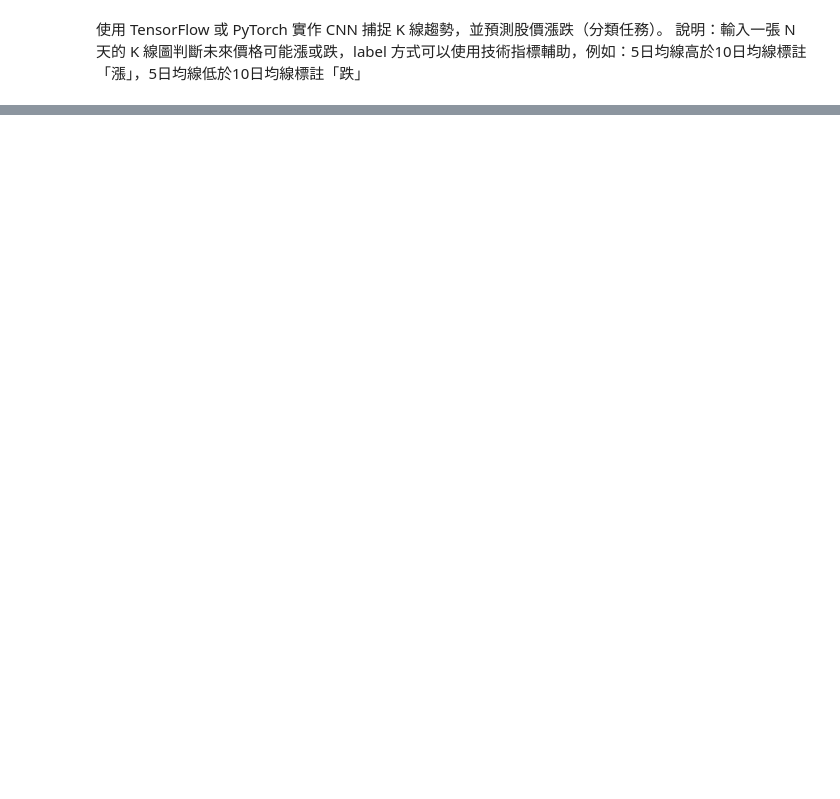
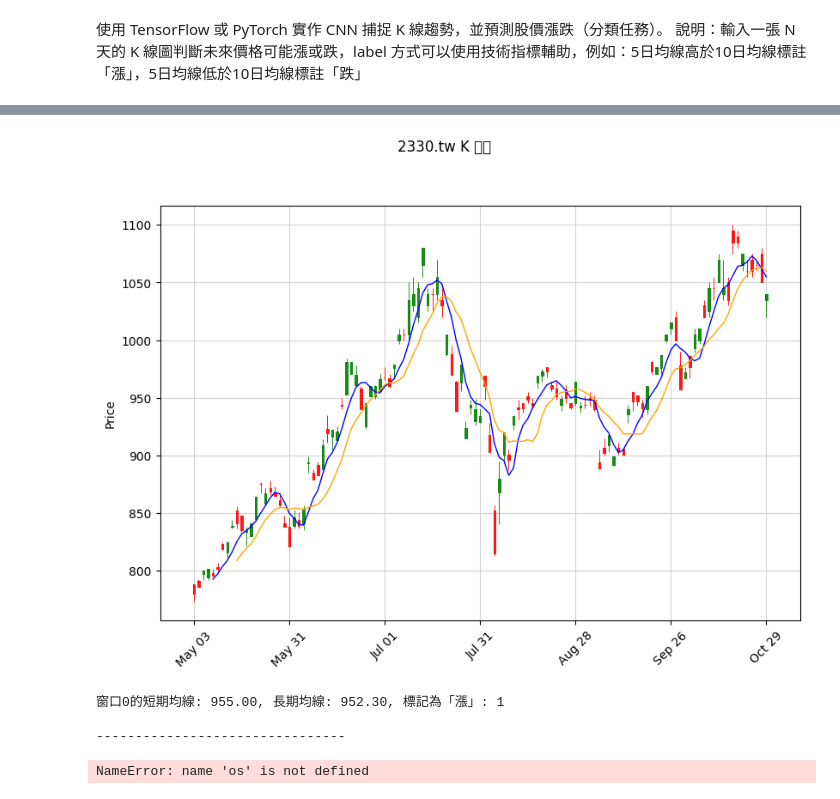
Before and after one commit to Hsuan7/homework, a Jupyter notebook: 金融大數據W7_深度學習ANN、CN.ipynb, the cells around one changed output, grey strips where cells are left out. Drawn from its saved outputs; the diff is of its cells as text; code cells hidden in the pictures; blank space fills up the shorter version.

```diff
--- a/金融大數據W7_深度學習ANN、CN.ipynb
+++ b/金融大數據W7_深度學習ANN、CN.ipynb
@@ -166,0 +220,56 @@ plt.show()
+# %%
+# 將日期欄位轉為datetime格式
+df["Date"] = pd.to_datetime(df["Date"])
+
+# 刪除 Ticker 欄位並取代
+df.columns = df.columns.droplevel('Ticker')
+# %%
+# 計算 5 日與 10 日均線
+df['MA_5'] = df['Close'].rolling(window=5).mean()
+df['MA_10'] = df['Close'].rolling(window=10).mean()
+
+# 標註漲跌：當 MA_5 > MA_10 為「漲」，反之為「跌」
+df['Label'] = (df['MA_5'] > df['MA_10']).astype(int)  # 1 表示「漲」，0 表示「跌」
+# %%
+import mplfinance as mpf
+
+# 設置顏色風格
+mc = mpf.make_marketcolors(up='g', down='r', wick='i', edge='i')
+s = mpf.make_mpf_style(marketcolors=mc, gridstyle='-', gridcolor="lightgray")
+
+# 定義均線參數
+add_plot = [
+    mpf.make_addplot(df['MA_5'], color='blue', width=1.0, linestyle='-'),   # 5 日均線
+    mpf.make_addplot(df['MA_10'], color='orange', width=1.0, linestyle='-') # 10 日均線
+]
+
+# 繪製 K 線圖
+mpf.plot(
+    df.set_index('Date'),                 # 設置日期作為索引
+    type='candle',                     # 使用 K 線圖
+    style=s,                        # 設置風格
+    addplot=add_plot,                   # 添加均線
+    #volume=True,                     # 顯示成交量
+    title=f'{stock_id}',                  # 標題
+    ylabel='Price',                    # 價格標籤
+    #ylabel_lower='Volume',                # 成交量標籤
+    show_nontrading=False,                 # 隱藏非交易日期
+    figratio=(12,8),                    # 圖片比例
+    figscale=1.2                      # 圖片放大比例
+)
+# %% [output]
+[figure, added]
+# %%
+# 重新初始化標籤列表
+labels = []
+file_names = []
+window_size = 30  # K線圖的時間窗口
+
+# 定義短期和長期均線的週期
+short_window = 5  # 短期均線
+long_window = 10  # 長期均線
+# %% [output]
+窗口0的短期均線: 955.00, 長期均線: 952.30, 標記為「漲」: 1
+
+--------------------------------
+NameError: name 'os' is not defined
```
Also changed, not shown: parts of 15 cells of this notebook.
